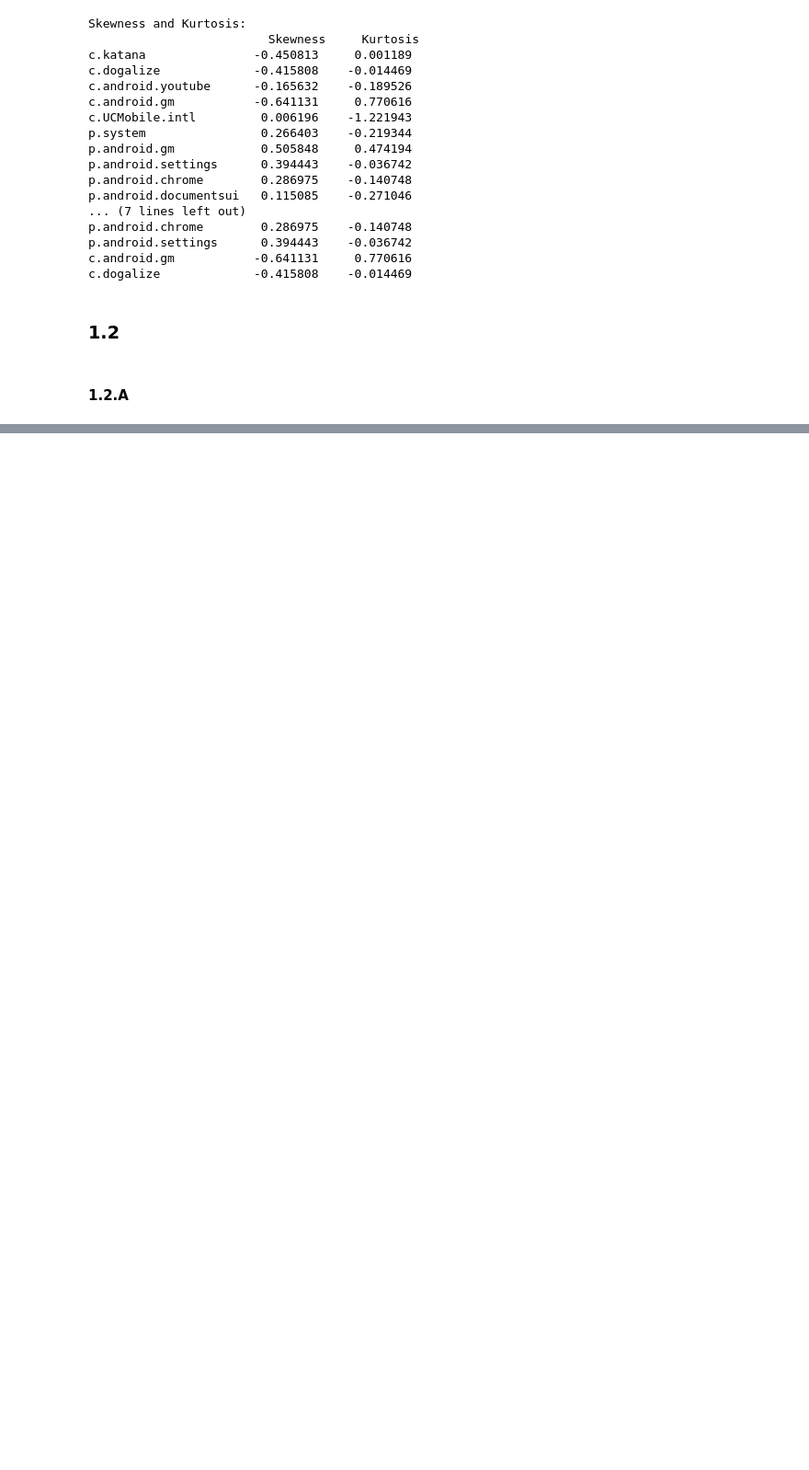
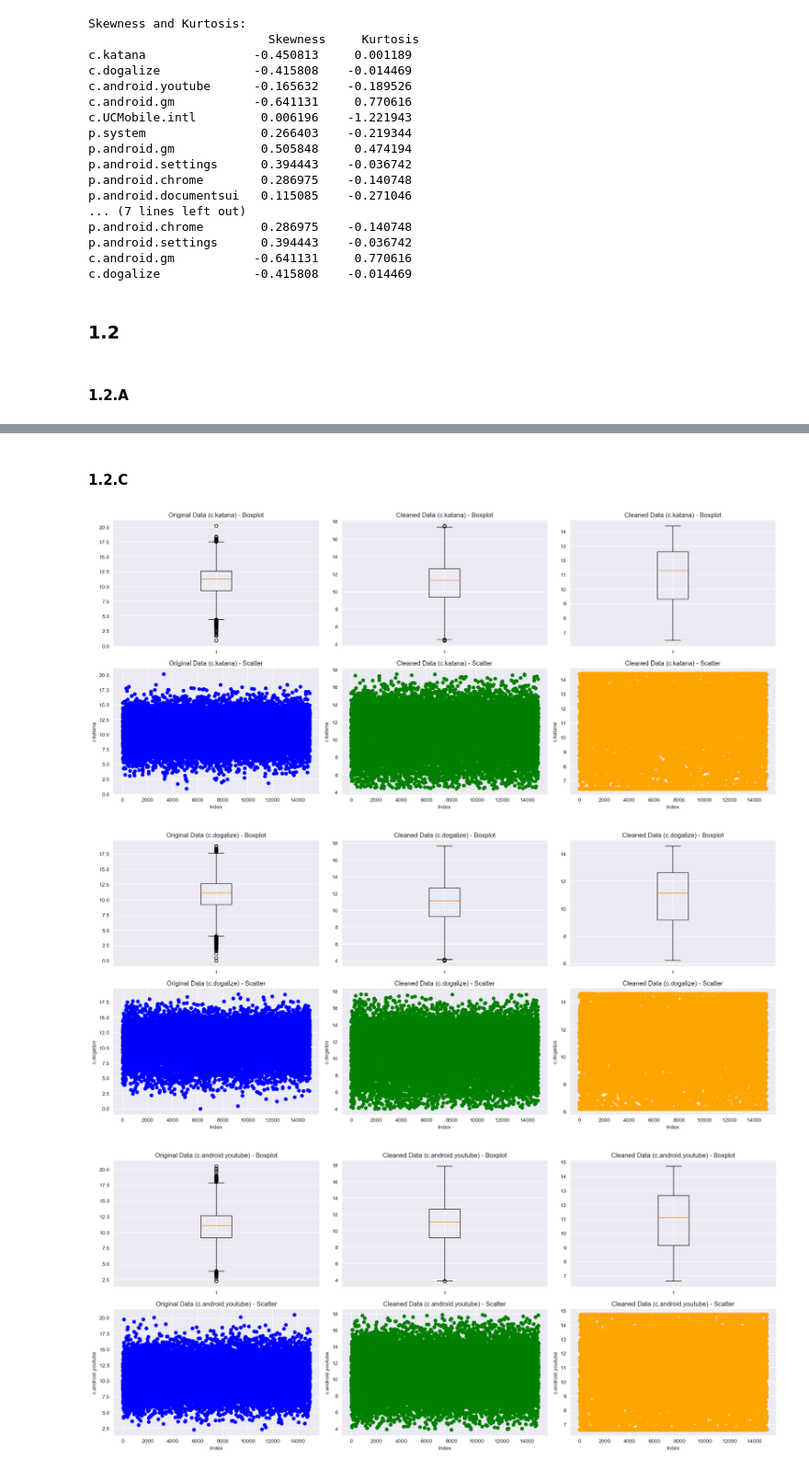
Before and after one commit to justAnArthur/iau-quest, a Jupyter notebook: index.ipynb, the cells around one changed output, grey strips where cells are left out. Shown at 92% size. Cells and saved outputs as stored; diff of their text form; code cells hidden in the pictures; blank space fills up the shorter version.

```diff
--- a/index.ipynb
+++ b/index.ipynb
@@ -559,0 +657,67 @@ The incorrect format is in multiple columns, like:
+# %% [markdown]
+#### 1.2.C
+# %%
+# Function to detect and handle outliers using IQR method
+def clean_outliers(_df, column):
+    Q1 = _df[column].quantile(0.25)
+    Q3 = _df[column].quantile(0.75)
+    IQR = Q3 - Q1
+    lower_bound = Q1 - 1.5 * IQR
+    upper_bound = Q3 + 1.5 * IQR
+    return _df[(_df[column] >= lower_bound) & (_df[column] <= upper_bound)]
+
+
+for index, attribute in enumerate(significant_attributes):
+    if index > 5:
+        break
+
+    df_iqr = clean_outliers(df, attribute)
+    df_quantile = df[attribute].clip(
+        lower=df[attribute].quantile(0.05),
+        upper=df[attribute].quantile(0.95)
+    )  # >napr. 5%, 95%
+
+    plt.figure(figsize=(18, 8))
+
+    # Boxplot of original data
+    plt.subplot(2, 3, 1)
+    plt.boxplot(df[attribute])
+    plt.title(f'Original Data ({attribute}) - Boxplot')
+
+    # Boxplot of cleaned data with IQR
+    plt.subplot(2, 3, 2)
+    plt.boxplot(df_iqr[attribute])
+    plt.title(f'Cleaned Data ({attribute}) - Boxplot')
+
+    # Boxplot of cleaned data with Quantile
+    plt.subplot(2, 3, 3)
+    plt.boxplot(df_quantile)
+    plt.title(f'Cleaned Data ({attribute}) - Boxplot')
+
+    # Scatter plot of original data
+    plt.subplot(2, 3, 4)
+    plt.scatter(range(len(df[attribute])), df[attribute], color='blue')
+    plt.title(f'Original Data ({attribute}) - Scatter')
+    plt.xlabel('Index')
+    plt.ylabel(attribute)
+
+    # Scatter plot of cleaned data with IQR
+    plt.subplot(2, 3, 5)
+    plt.scatter(range(len(df_iqr[attribute])), df_iqr[attribute], color='green')
+    plt.title(f'Cleaned Data ({attribute}) - Scatter')
+    plt.xlabel('Index')
+    plt.ylabel(attribute)
+
+    # Scatter plot of cleaned data with Quantile
+    plt.subplot(2, 3, 6)
+    plt.scatter(range(len(df_quantile)), df_quantile, color='orange')
+    plt.title(f'Cleaned Data ({attribute}) - Scatter')
+    plt.xlabel('Index')
+    plt.ylabel(attribute)
+
+    plt.tight_layout()
+    plt.show()
+# %% [output]
+[figure, added]
+[figure, added]
+[figure, added]
```
Also changed, not shown: parts of 13 cells of this notebook.
